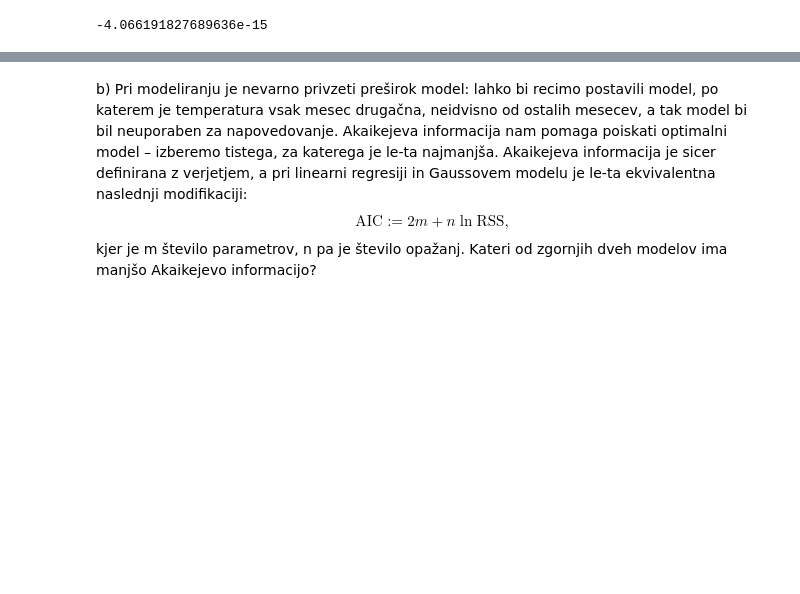
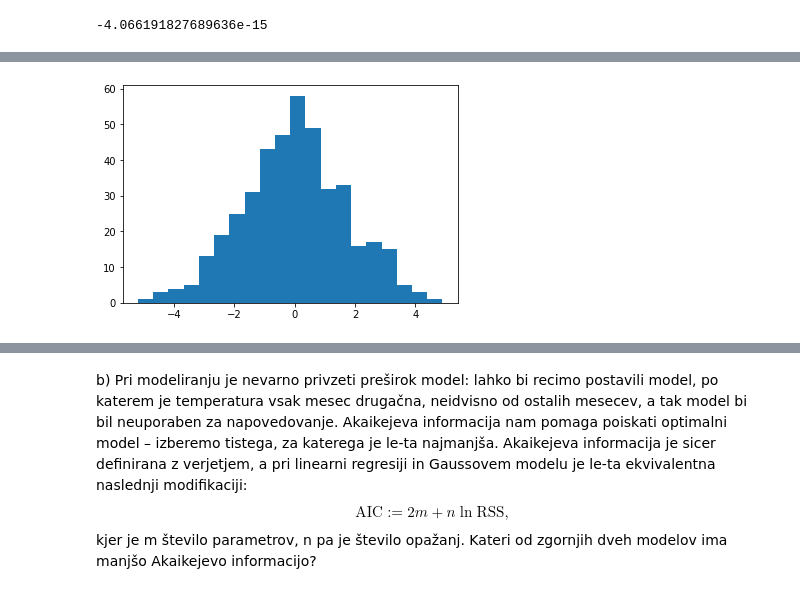
Before and after one commit to DejanPeric058/Seminarska-naloga-pri-Statistiki, a Jupyter notebook: 3. naloga.ipynb, the cells around one changed output, grey strips where cells are left out. Cells and saved outputs as stored; diff of their text form; code cells hidden in the pictures; blank space fills up the shorter version.

```diff
--- a/3. naloga.ipynb
+++ b/3. naloga.ipynb
@@ -124,0 +231,5 @@ a - 0.06463585434173644
+# %%
+residual = temperature - model_A
+z, xbins, _ = plt.hist(residual, bins=20)
+# %% [output]
+[figure, added]
```
Also changed, not shown: parts of 15 cells of this notebook.
